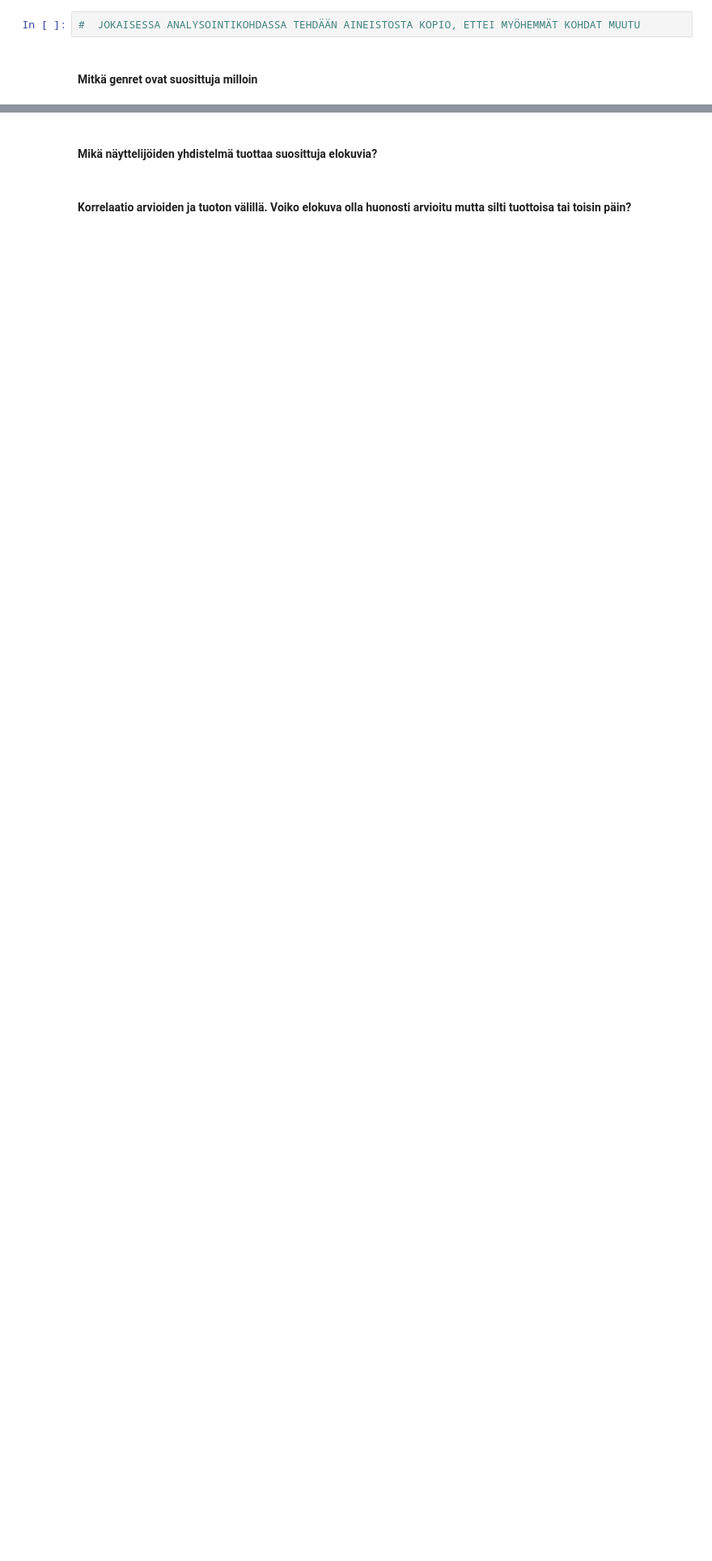
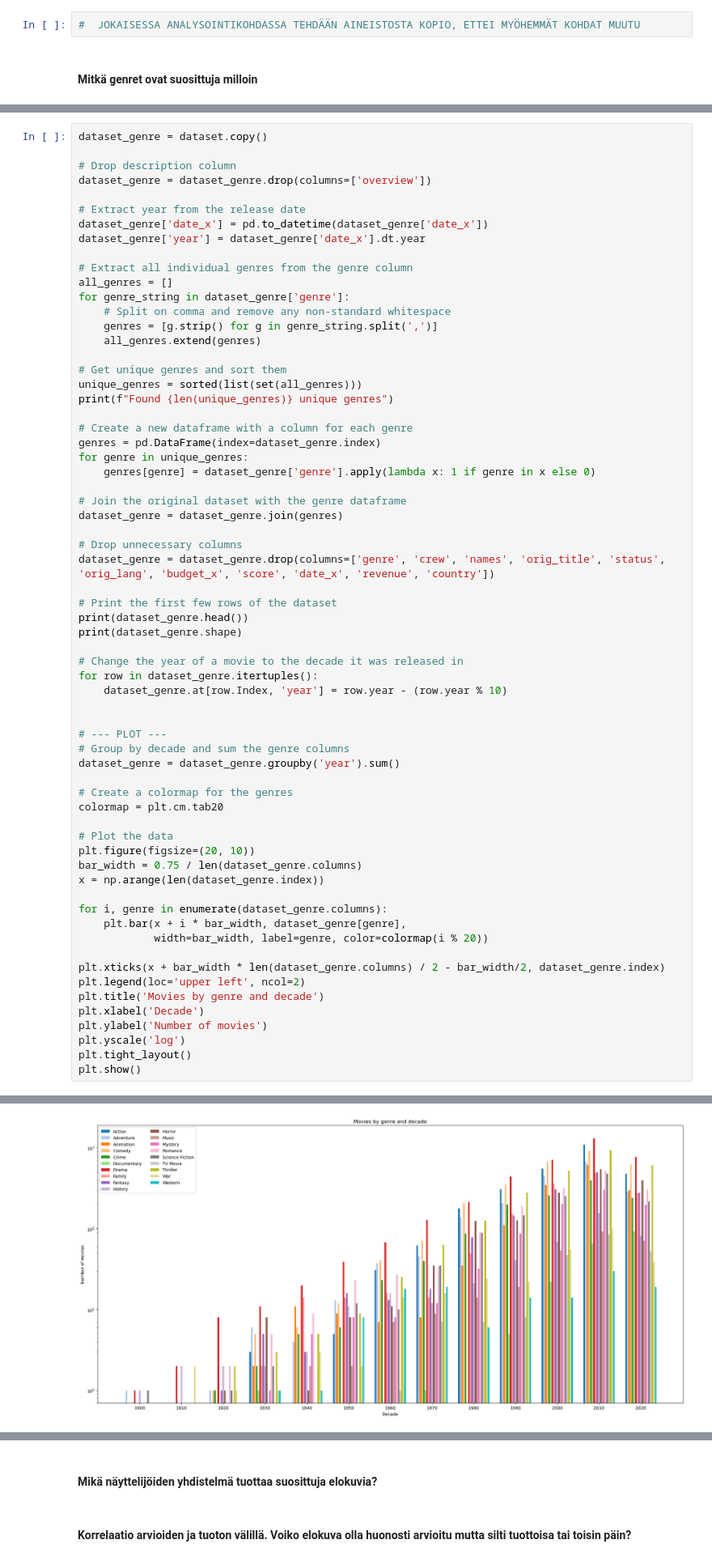
Before and after one commit to Tatusaily/DataML, a Jupyter notebook: imdb_ryhmis.ipynb, the cells around one changed output, grey strips where cells are left out. Shown at 81% size. Cells and saved outputs as stored; diff of their text form; blank space fills up the shorter version.

```diff
--- a/imdb_ryhmis.ipynb
+++ b/imdb_ryhmis.ipynb
@@ -142,0 +121,66 @@ plt.show()
+# %%
+dataset_genre = dataset.copy()
+
+# Drop description column
+dataset_genre = dataset_genre.drop(columns=['overview'])
+
+# Extract year from the release date
+dataset_genre['date_x'] = pd.to_datetime(dataset_genre['date_x'])
+dataset_genre['year'] = dataset_genre['date_x'].dt.year
+
+# Extract all individual genres from the genre column
+all_genres = []
+for genre_string in dataset_genre['genre']:
+    # Split on comma and remove any non-standard whitespace
+    genres = [g.strip() for g in genre_string.split(',')]
+    all_genres.extend(genres)
+
+# Get unique genres and sort them
+unique_genres = sorted(list(set(all_genres)))
+print(f"Found {len(unique_genres)} unique genres")
+
+# Create a new dataframe with a column for each genre
+genres = pd.DataFrame(index=dataset_genre.index)
+for genre in unique_genres:
+    genres[genre] = dataset_genre['genre'].apply(lambda x: 1 if genre in x else 0)
+
+# Join the original dataset with the genre dataframe
+dataset_genre = dataset_genre.join(genres)
+
+# Drop unnecessary columns
+dataset_genre = dataset_genre.drop(columns=['genre', 'crew', 'names', 'orig_title', 'status', 'orig_lang', 'budget_x', 'score', 'date_x', 'revenue', 'country'])
+
+# Print the first few rows of the dataset
+print(dataset_genre.head())
+print(dataset_genre.shape)
+
+# Change the year of a movie to the decade it was released in
+for row in dataset_genre.itertuples():
+    dataset_genre.at[row.Index, 'year'] = row.year - (row.year % 10)
+
+
+# --- PLOT ---
+# Group by decade and sum the genre columns
+dataset_genre = dataset_genre.groupby('year').sum()
+
+# Create a colormap for the genres
+colormap = plt.cm.tab20
+
+# Plot the data
+plt.figure(figsize=(20, 10))
+bar_width = 0.75 / len(dataset_genre.columns)
+x = np.arange(len(dataset_genre.index))
+
+for i, genre in enumerate(dataset_genre.columns):
+    plt.bar(x + i * bar_width, dataset_genre[genre],
+            width=bar_width, label=genre, color=colormap(i % 20))
+
+plt.xticks(x + bar_width * len(dataset_genre.columns) / 2 - bar_width/2, dataset_genre.index)
+plt.legend(loc='upper left', ncol=2)
+plt.title('Movies by genre and decade')
+plt.xlabel('Decade')
+plt.ylabel('Number of movies')
+plt.yscale('log')
+plt.tight_layout()
+plt.show()
+# %% [output]
@@ -142,0 +204 @@ plt.show()
+[figure, added]
```
Also changed, not shown: parts of 5 cells of this notebook.
